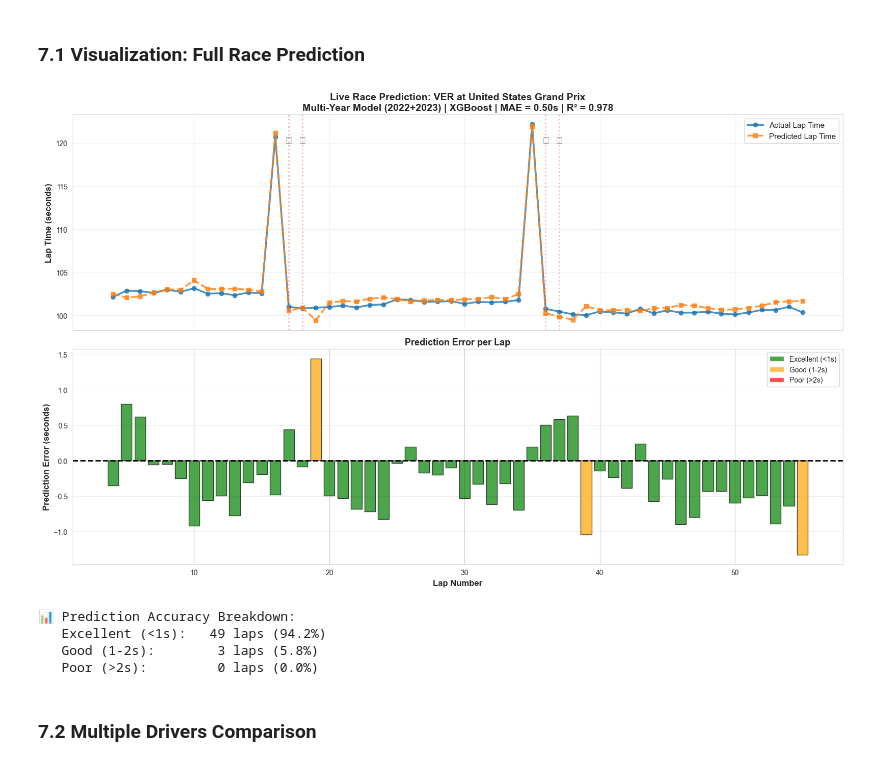
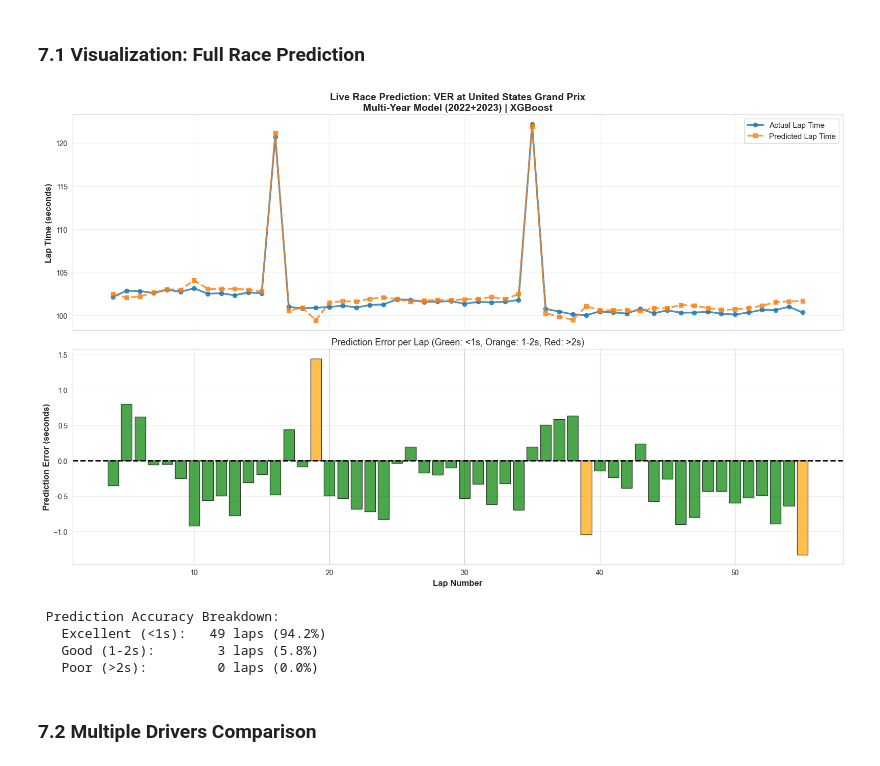
Before and after one commit to Shrey12202/Visualize-F1, a Jupyter notebook: f1_lap_prediction_MULTIYEAR_Final.ipynb, the cells around one changed output. Saved outputs shown, nothing was run; the diff lists cells and outputs as text; code cells hidden in the pictures.

```diff
--- a/f1_lap_prediction_MULTIYEAR_Final.ipynb
+++ b/f1_lap_prediction_MULTIYEAR_Final.ipynb
@@ -816,55 +747,42 @@ ax1.plot(live_sim['lap_number'], live_sim['predicted'],
          marker='s', linewidth=2.5, markersize=6, label='Predicted Lap Time',
          color='#ff7f0e', alpha=0.8, linestyle='--')
 
-# Highlight pit stops
-pit_laps = live_sim[live_sim['tyre_life'] <= 2]
-for _, row in pit_laps.iterrows():
-    ax1.axvline(row['lap_number'], color='red', alpha=0.3, linestyle=':', linewidth=2)
-    ax1.text(row['lap_number'], ax1.get_ylim()[1]*0.98, '🔧',
-             ha='center', va='top', fontsize=14)
-
 ax1.set_ylabel('Lap Time (seconds)', fontsize=12, fontweight='bold')
 ax1.set_title(f'Live Race Prediction: {driver} at {test_gp}\n' +
-              f'Multi-Year Model (2022+2023) | {best_model_name} | MAE = {live_sim["error"].abs().mean():.2f}s | R² = {r2_score(live_sim["actual"], live_sim["predicted"]):.3f}',
+              f'Multi-Year Model (2022+2023) | {best_model_name}',
               fontsize=14, fontweight='bold')
 ax1.legend(loc='upper right', fontsize=11)
 ax1.grid(True, alpha=0.3)
 
 # Bottom plot: Prediction error over time
 colors = ['green' if abs(e) < 1 else 'orange' if abs(e) < 2 else 'red'
           for e in live_sim['error']]
 ax2.bar(live_sim['lap_number'], live_sim['error'], color=colors, alpha=0.7, edgecolor='black')
 ax2.axhline(0, color='black', linestyle='--', linewidth=2)
 ax2.set_xlabel('Lap Number', fontsize=12, fontweight='bold')
 ax2.set_ylabel('Prediction Error (seconds)', fontsize=12, fontweight='bold')
 ax2.set_title('Prediction Error per Lap', fontsize=13, fontweight='bold')
 ax2.grid(True, alpha=0.3, axis='y')
 
 # Legend
-from matplotlib.patches import Patch
-legend_elements = [
-    Patch(facecolor='green', alpha=0.7, label='Excellent (<1s)'),
-    Patch(facecolor='orange', alpha=0.7, label='Good (1-2s)'),
-    Patch(facecolor='red', alpha=0.7, label='Poor (>2s)')
-]
-ax2.legend(handles=legend_elements, loc='upper right', fontsize=10)
+ax2.set_title('Prediction Error per Lap (Green: <1s, Orange: 1-2s, Red: >2s)', fontsize=13)
 
 plt.tight_layout()
 plt.savefig('output_live_race_simulation_multiyear.png', dpi=300, bbox_inches='tight')
 plt.show()
 
-print(f"\n📊 Prediction Accuracy Breakdown:")
+print(f"\n Prediction Accuracy Breakdown:")
 excellent = (live_sim['error'].abs() < 1).sum()
 good = ((live_sim['error'].abs() >= 1) & (live_sim['error'].abs() < 2)).sum()
 poor = (live_sim['error'].abs() >= 2).sum()
 total = len(live_sim)
 
 print(f"   Excellent (<1s):  {excellent:3d} laps ({excellent/total*100:.1f}%)")
 print(f"   Good (1-2s):      {good:3d} laps ({good/total*100:.1f}%)")
 print(f"   Poor (>2s):       {poor:3d} laps ({poor/total*100:.1f}%)")
 # %% [output]
-[figure, old version]
+[figure, new version]
-📊 Prediction Accuracy Breakdown:
+ Prediction Accuracy Breakdown:
    Excellent (<1s):   49 laps (94.2%)
    Good (1-2s):        3 laps (5.8%)
    Poor (>2s):         0 laps (0.0%)
```
Also changed, not shown: parts of 21 cells of this notebook, 28 other files.
